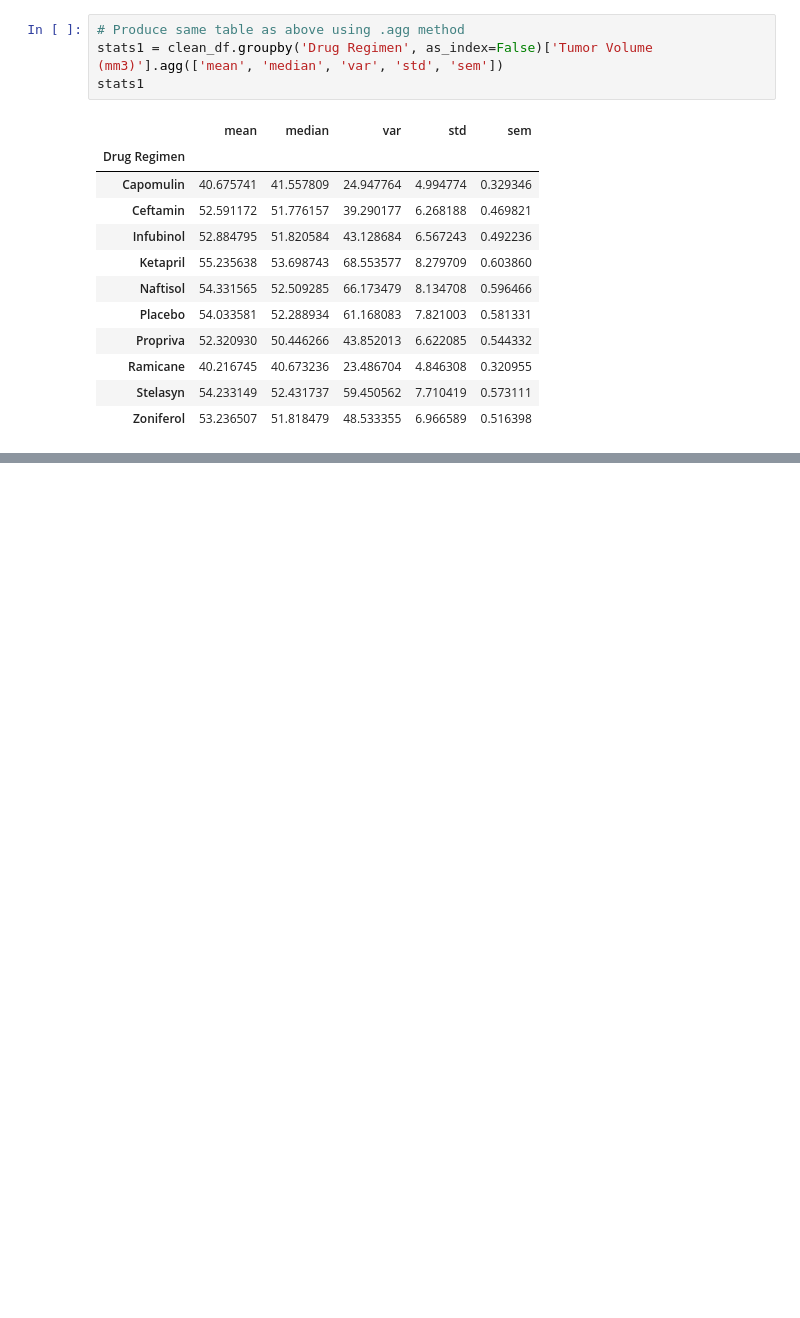
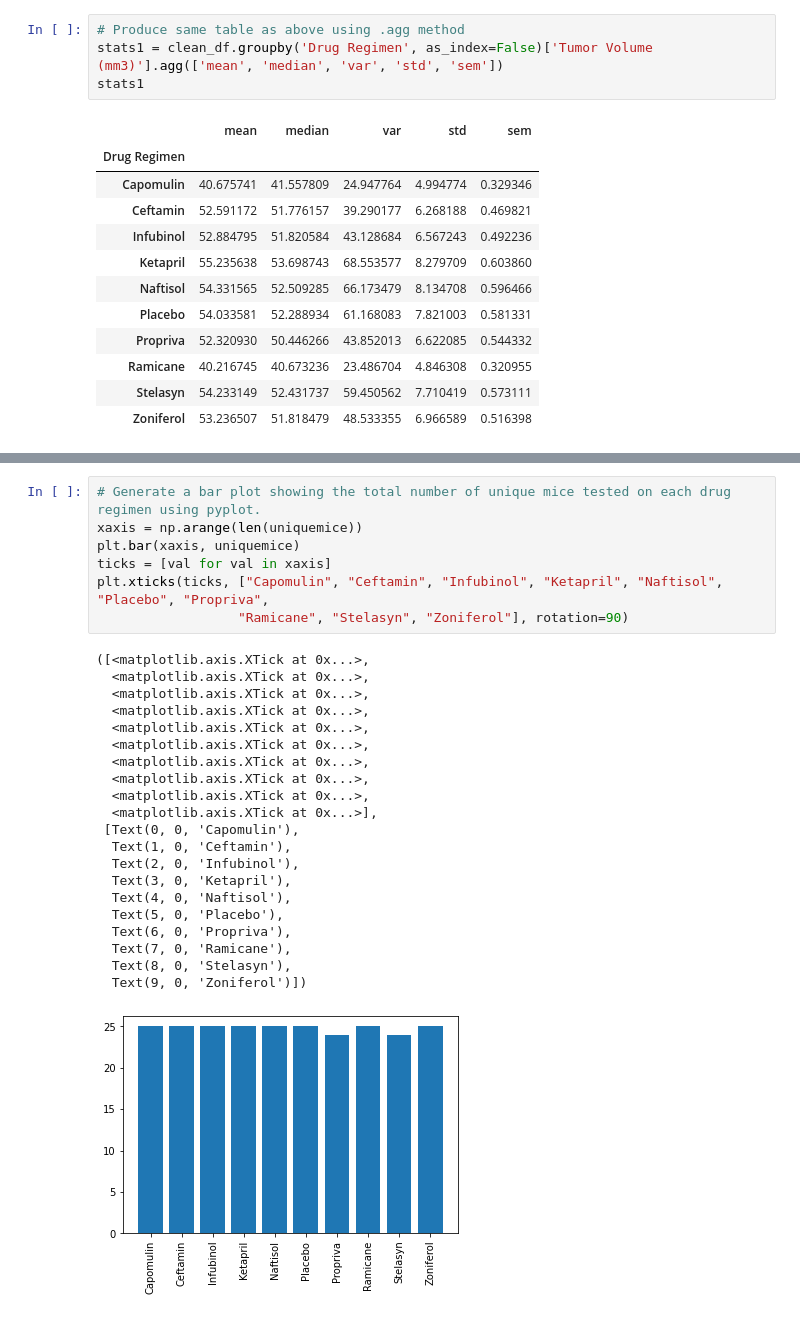
Before and after one commit to canamasc/matplotlib-challenge, a Jupyter notebook: Pymaceuticals.ipynb, the cells around one changed output, grey strips where cells are left out. Cells and saved outputs as stored; diff of their text form; blank space fills up the shorter version.

```diff
--- a/Pymaceuticals.ipynb
+++ b/Pymaceuticals.ipynb
@@ -157,0 +168,29 @@ stats1
+# %%
+# Generate a bar plot showing the total number of unique mice tested on each drug regimen using pyplot.
+xaxis = np.arange(len(uniquemice))
+plt.bar(xaxis, uniquemice)
+ticks = [val for val in xaxis]
+plt.xticks(ticks, ["Capomulin", "Ceftamin", "Infubinol", "Ketapril", "Naftisol", "Placebo", "Propriva",
+                  "Ramicane", "Stelasyn", "Zoniferol"], rotation=90)
+# %% [output]
+([<matplotlib.axis.XTick at 0x...>,
+  <matplotlib.axis.XTick at 0x...>,
+  <matplotlib.axis.XTick at 0x...>,
+  <matplotlib.axis.XTick at 0x...>,
+  <matplotlib.axis.XTick at 0x...>,
+  <matplotlib.axis.XTick at 0x...>,
+  <matplotlib.axis.XTick at 0x...>,
+  <matplotlib.axis.XTick at 0x...>,
+  <matplotlib.axis.XTick at 0x...>,
+  <matplotlib.axis.XTick at 0x...>],
+ [Text(0, 0, 'Capomulin'),
+  Text(1, 0, 'Ceftamin'),
+  Text(2, 0, 'Infubinol'),
+  Text(3, 0, 'Ketapril'),
+  Text(4, 0, 'Naftisol'),
+  Text(5, 0, 'Placebo'),
+  Text(6, 0, 'Propriva'),
+  Text(7, 0, 'Ramicane'),
+  Text(8, 0, 'Stelasyn'),
+  Text(9, 0, 'Zoniferol')])
+[figure, added]
```
Also changed, not shown: parts of 2 cells of this notebook.
